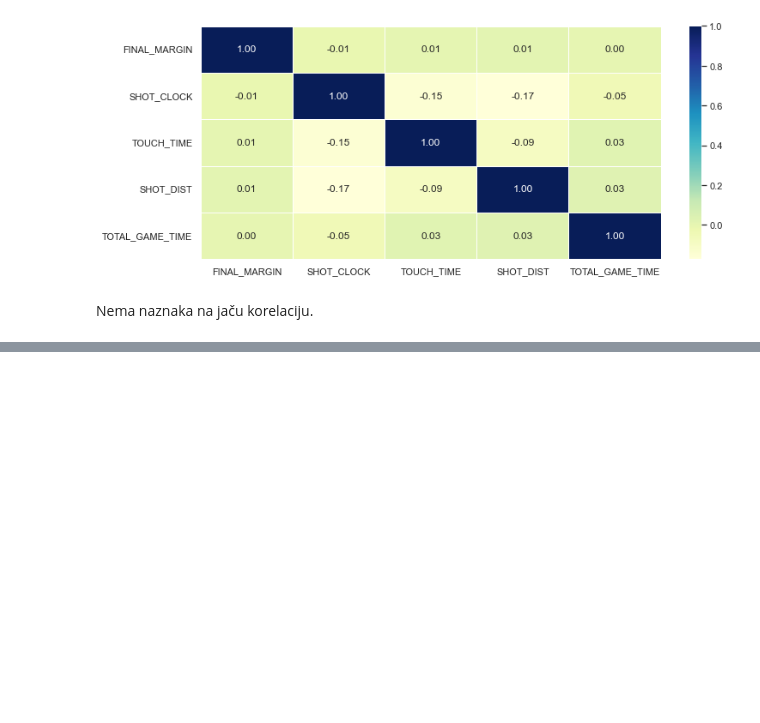
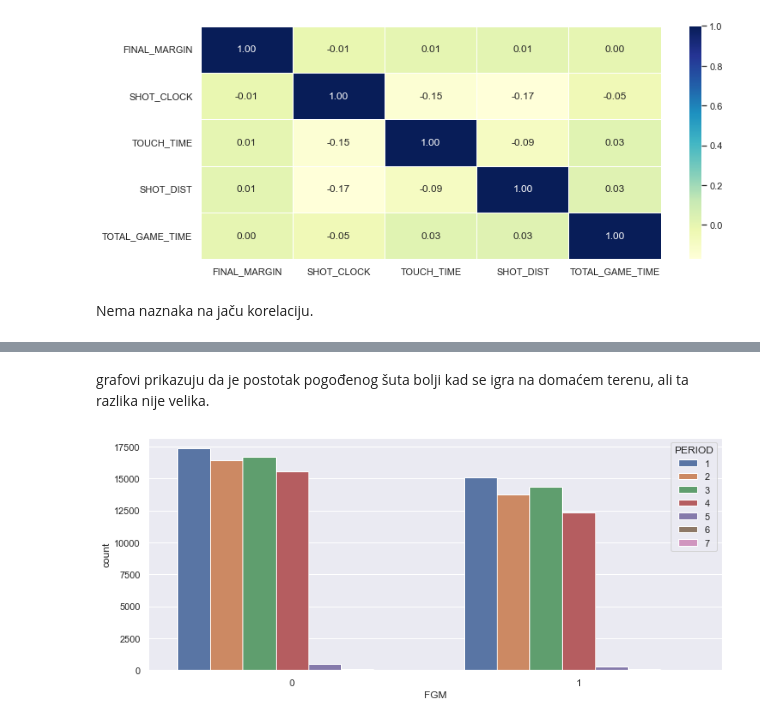
Before and after one commit to MladenDzida/NBA-Shot-Prediction, a Jupyter notebook: nba_shot_prediction.ipynb, the cells around one changed output, grey strips where cells are left out. Cells and saved outputs as stored; diff of their text form; code cells hidden in the pictures; blank space fills up the shorter version.

```diff
--- a/nba_shot_prediction.ipynb
+++ b/nba_shot_prediction.ipynb
@@ -352,0 +403,7 @@ Nema naznaka na jaču korelaciju.
+# %% [markdown]
+grafovi prikazuju da je postotak pogođenog šuta bolji kad se igra na domaćem terenu, ali ta razlika nije velika.
+# %%
+sns.countplot(x='FGM', hue='PERIOD', data=shot_logs)
+plt.show()
+# %% [output]
+[figure, added]
```
Also changed, not shown: parts of 31 cells of this notebook.
